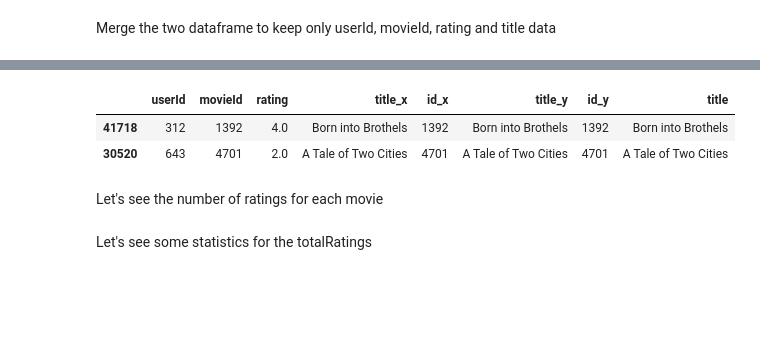
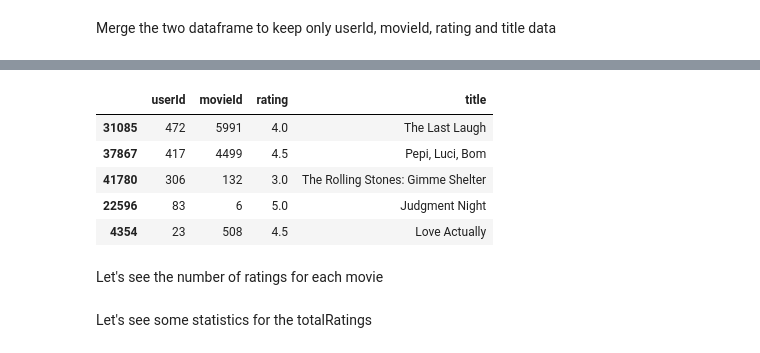
Before and after one commit to Kadekool/CSCI_4022_Project, a Jupyter notebook: New_user_user.ipynb, the cells around one changed output, grey strips where cells are left out. Drawn from its saved outputs; the diff is of its cells as text; code cells hidden in the pictures; blank space fills up the shorter version.

```diff
--- a/New_user_user.ipynb
+++ b/New_user_user.ipynb
@@ -42,9 +55,15 @@ ratings_df.head(2)
 # %%
 ratings_df.drop(['timestamp','id'],axis=1,inplace=True)
-ratings_df.sample(2)
+
+ratings_df.shape
+
+ratings_df.sample(5)
 # %% [output]
-|  | userId | movieId | rating | title_x | id_x | title_y | id_y | title |
-| 41718 | 312 | 1392 | 4.0 | Born into Brothels | 1392 | Born into Brothels | 1392 | Born into Brothels |
-| 30520 | 643 | 4701 | 2.0 | A Tale of Two Cities | 4701 | A Tale of Two Cities | 4701 | A Tale of Two Cities |
+|  | userId | movieId | rating | title |
+| 31085 | 472 | 5991 | 4.0 | The Last Laugh |
+| 37867 | 417 | 4499 | 4.5 | Pepi, Luci, Bom |
+| 41780 | 306 | 132 | 3.0 | The Rolling Stones: Gimme Shelter |
+| 22596 | 83 | 6 | 5.0 | Judgment Night |
+| 4354 | 23 | 508 | 4.5 | Love Actually |
 # %% [markdown]
 Let's see the number of ratings for each movie
```
Also changed, not shown: parts of 8 cells of this notebook.
